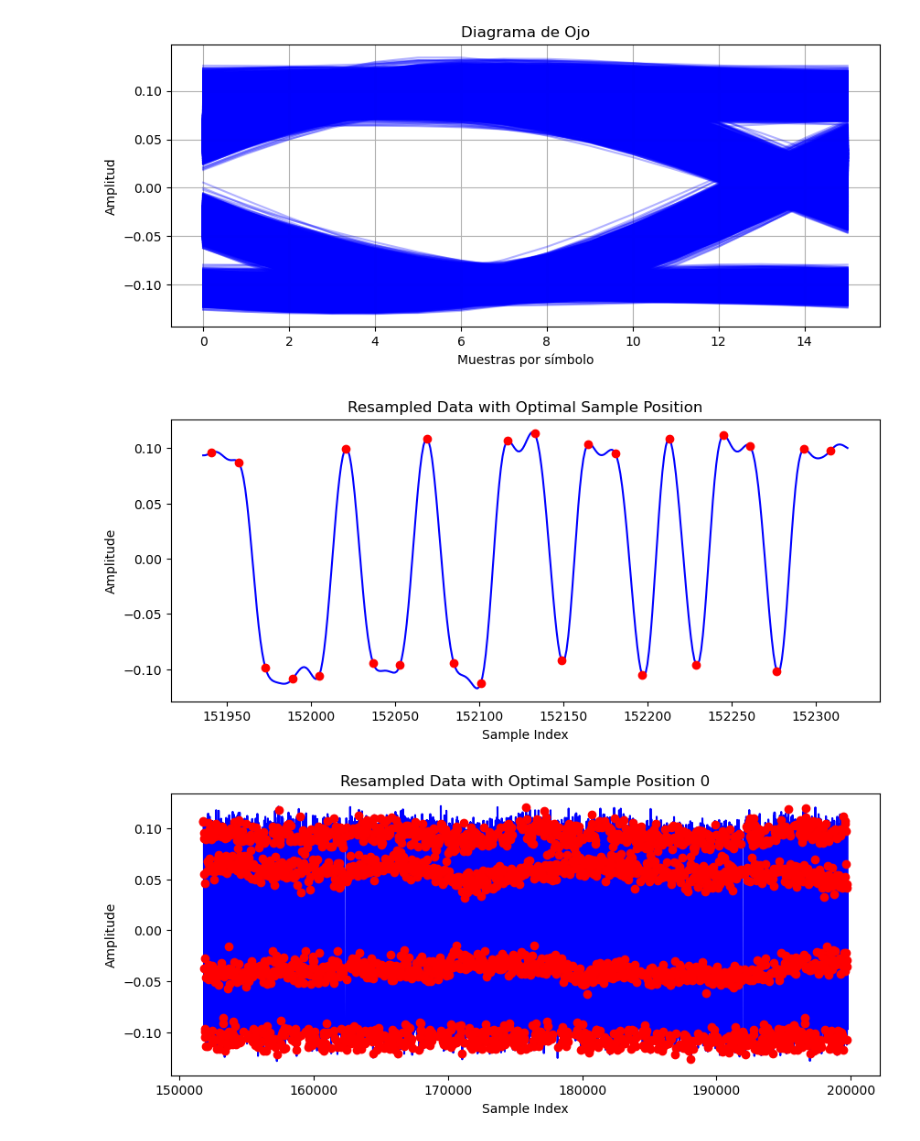
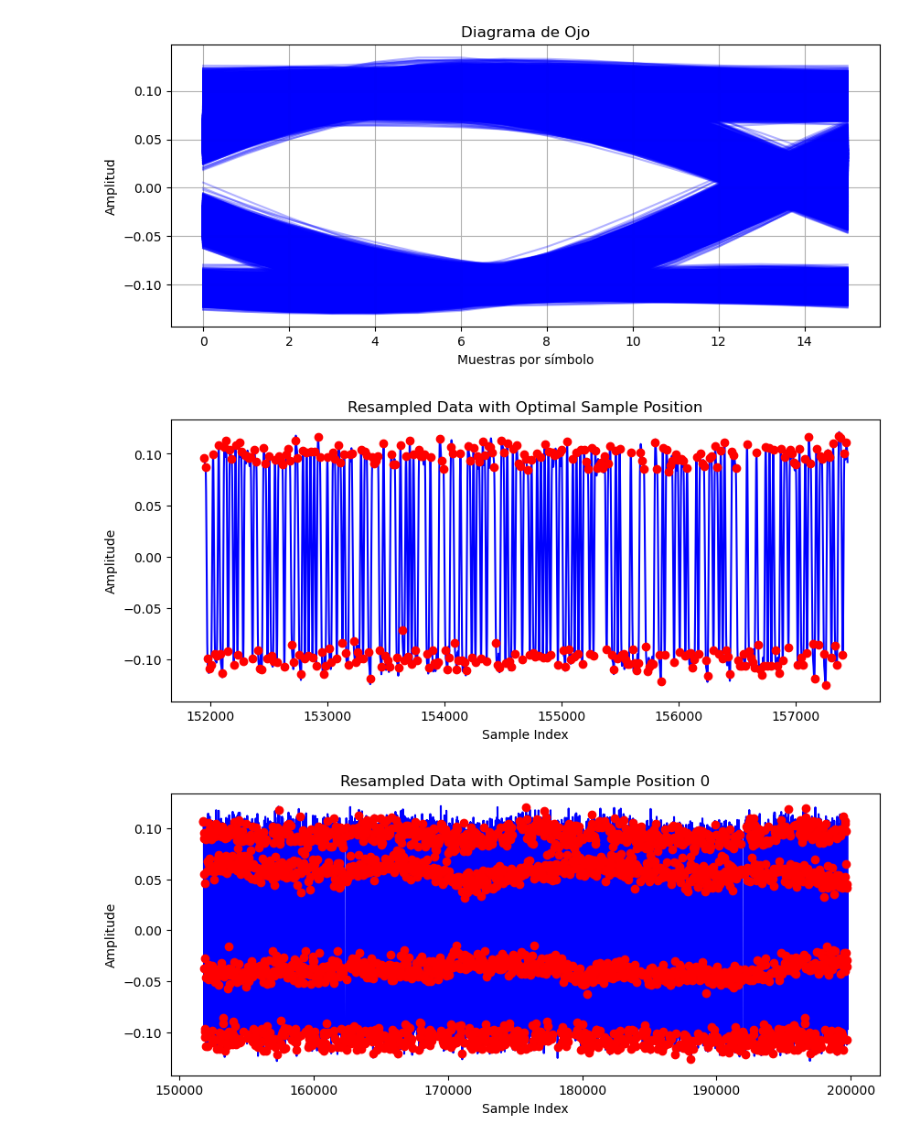
Before and after one commit to linglesloggia/gr-pon, a Jupyter notebook: sandbox/dl_analysis/dl_analysis_2onus.ipynb, the cells around one changed output. Drawn from its saved outputs; the diff is of its cells as text; code cells hidden in the pictures.

```diff
--- a/sandbox/dl_analysis/dl_analysis_2onus.ipynb
+++ b/sandbox/dl_analysis/dl_analysis_2onus.ipynb
@@ -138,26 +138,26 @@ Número de símbolos a graficar: 49766
 # %%
 
 import numpy as np
 import matplotlib.pyplot as plt
 start_sample = (9440 + 7*8) * 16
-end_sample = (9440 + 10*8) * 16
+end_sample = (9440 + 50*8) * 16
 optimal_sample_position = 5  # Posición de la muestra con el ojo más abierto
 
 
 plt.figure(figsize=(10, 4))
 x = np.arange(start_sample, end_sample)  # Eje x con índices absolutos
 plt.plot(x, resampled[start_sample:end_sample], label='Resampled Data', color='blue')
 
 for i in range(start_sample, end_sample, samples_per_symbol):
     if i + optimal_sample_position < end_sample:
         plt.plot(i + optimal_sample_position, resampled[i + optimal_sample_position], 'ro')
 
 plt.title("Resampled Data with Optimal Sample Position")
 plt.xlabel("Sample Index")
 plt.ylabel("Amplitude")
 plt.show()
 # %% [output]
-[figure, old version]
+[figure, new version]
 # %%
 optimal_sample_positions = [0, 1, 2, 3, 4, 5, 6, 7, 8, 9, 10, 11, 12, 13, 14, 15]
 start_sample = (9440 + 32 + 13) * 16
```
Also changed, not shown: parts of 2 cells of this notebook, 12 other files.
